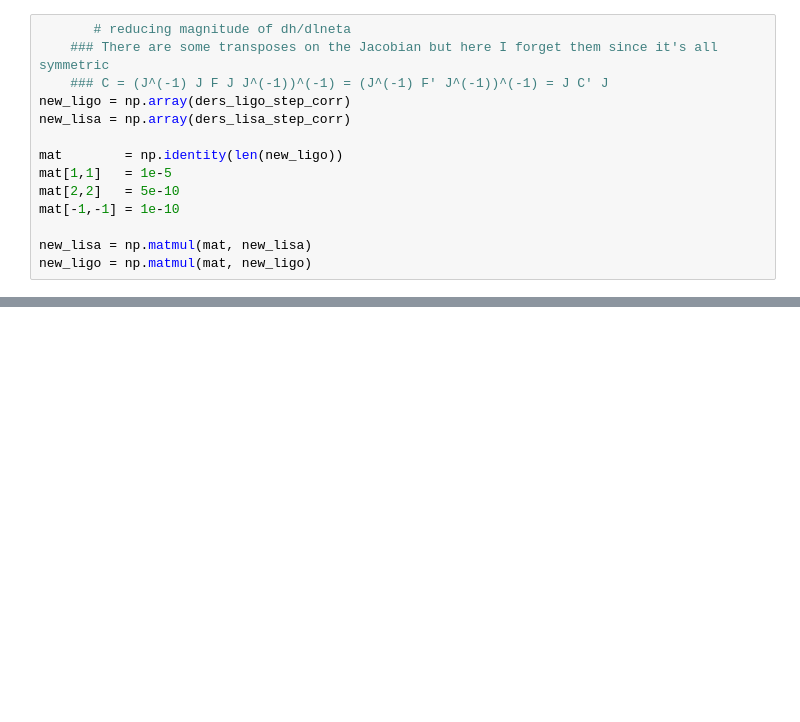
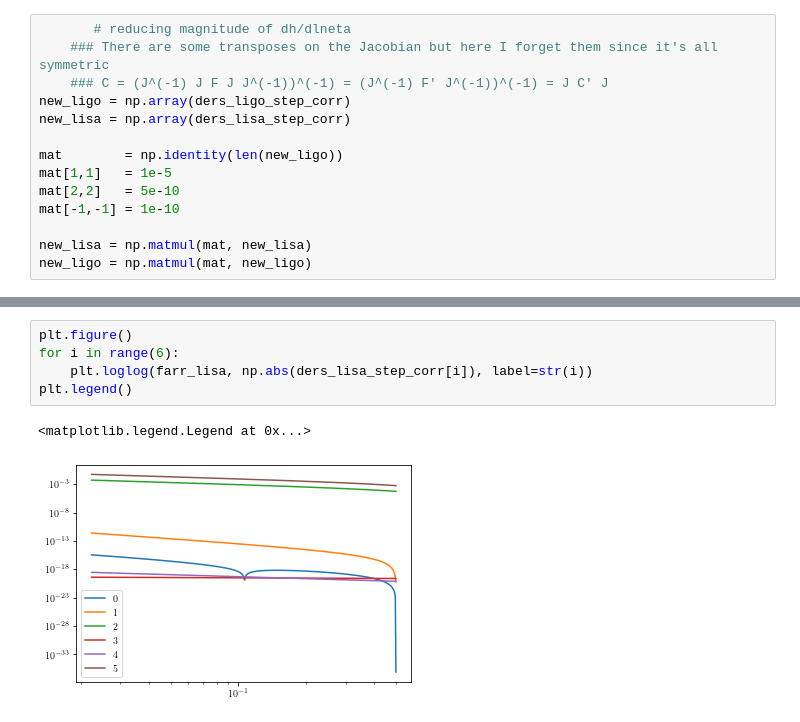
Before and after one commit to AnChenPhys/multiband_MG, a Jupyter notebook: code/Mauro_new.ipynb, the cells around one changed output, grey strips where cells are left out. Saved outputs shown, nothing was run; the diff lists cells and outputs as text; blank space fills up the shorter version.

```diff
--- a/code/Mauro_new.ipynb
+++ b/code/Mauro_new.ipynb
@@ -467,0 +486,8 @@ new_ligo = np.matmul(mat, new_ligo)
+# %%
+plt.figure()
+for i in range(6):
+    plt.loglog(farr_lisa, np.abs(ders_lisa_step_corr[i]), label=str(i))
+plt.legend()
+# %% [output]
+<matplotlib.legend.Legend at 0x...>
+[figure, added]
```
Also changed, not shown: parts of 16 cells of this notebook.
